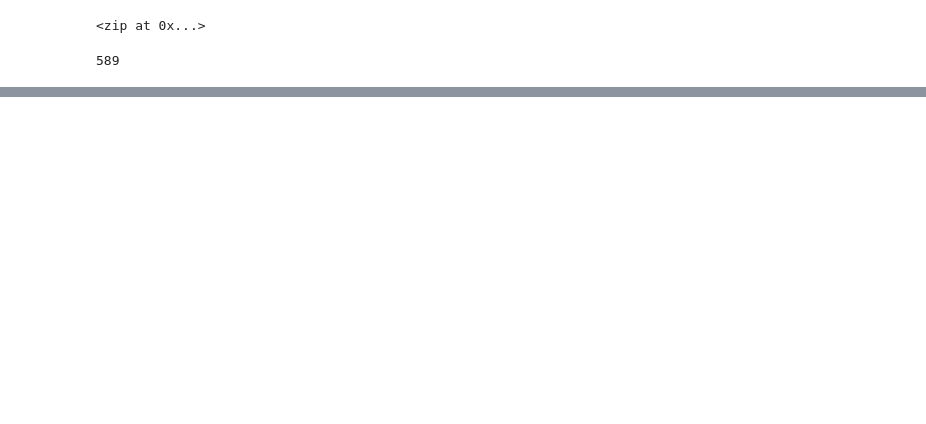
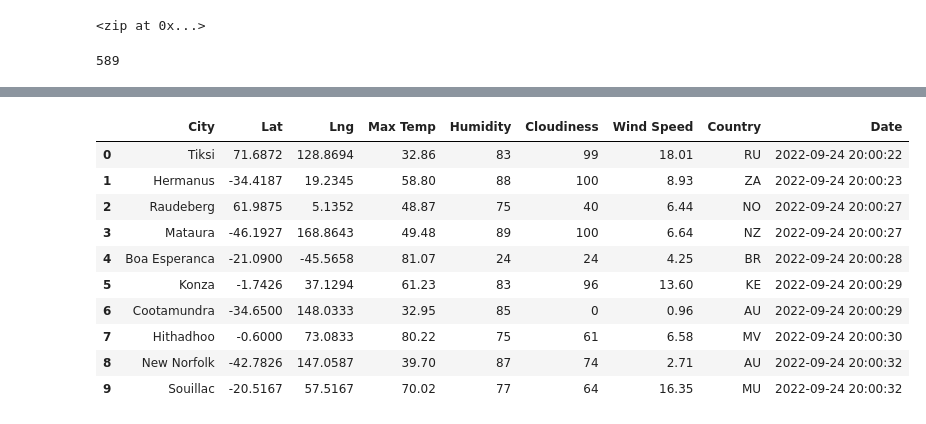
Before and after one commit to pharmeac/World_Weather_Analysis, a Jupyter notebook: WeatherPy.ipynb, the cells around one changed output, grey strips where cells are left out. Saved outputs shown, nothing was run; the diff lists cells and outputs as text; code cells hidden in the pictures; blank space fills up the shorter version.

Commit message:
city_data added

```diff
--- a/WeatherPy.ipynb
+++ b/WeatherPy.ipynb
@@ -34,0 +41,3 @@ len(cities)
+# %%
+url = "http://api.openweathermap.org/data/2.5/weather?units=Imperial&APPID="
+print(url)
@@ -34,0 +133,16 @@ len(cities)
+# %%
+# Convert the array of dictionaries to a Pandas DataFrame.
+city_data_df = pd.DataFrame(city_data)
+city_data_df.head(10)
+# %% [output]
+|  | City | Lat | Lng | Max Temp | Humidity | Cloudiness | Wind Speed | Country | Date |
+| 0 | Tiksi | 71.6872 | 128.8694 | 32.86 | 83 | 99 | 18.01 | RU | 2022-09-24 20:00:22 |
+| 1 | Hermanus | -34.4187 | 19.2345 | 58.80 | 88 | 100 | 8.93 | ZA | 2022-09-24 20:00:23 |
+| 2 | Raudeberg | 61.9875 | 5.1352 | 48.87 | 75 | 40 | 6.44 | NO | 2022-09-24 20:00:27 |
+| 3 | Mataura | -46.1927 | 168.8643 | 49.48 | 89 | 100 | 6.64 | NZ | 2022-09-24 20:00:27 |
+| 4 | Boa Esperanca | -21.0900 | -45.5658 | 81.07 | 24 | 24 | 4.25 | BR | 2022-09-24 20:00:28 |
+| 5 | Konza | -1.7426 | 37.1294 | 61.23 | 83 | 96 | 13.60 | KE | 2022-09-24 20:00:29 |
+| 6 | Cootamundra | -34.6500 | 148.0333 | 32.95 | 85 | 0 | 0.96 | AU | 2022-09-24 20:00:29 |
+| 7 | Hithadhoo | -0.6000 | 73.0833 | 80.22 | 75 | 61 | 6.58 | MV | 2022-09-24 20:00:30 |
+| 8 | New Norfolk | -42.7826 | 147.0587 | 39.70 | 87 | 74 | 2.71 | AU | 2022-09-24 20:00:32 |
+| 9 | Souillac | -20.5167 | 57.5167 | 70.02 | 77 | 64 | 16.35 | MU | 2022-09-24 20:00:32 |
```
Also changed, not shown: parts of 5 cells of this notebook, 3 other files.
